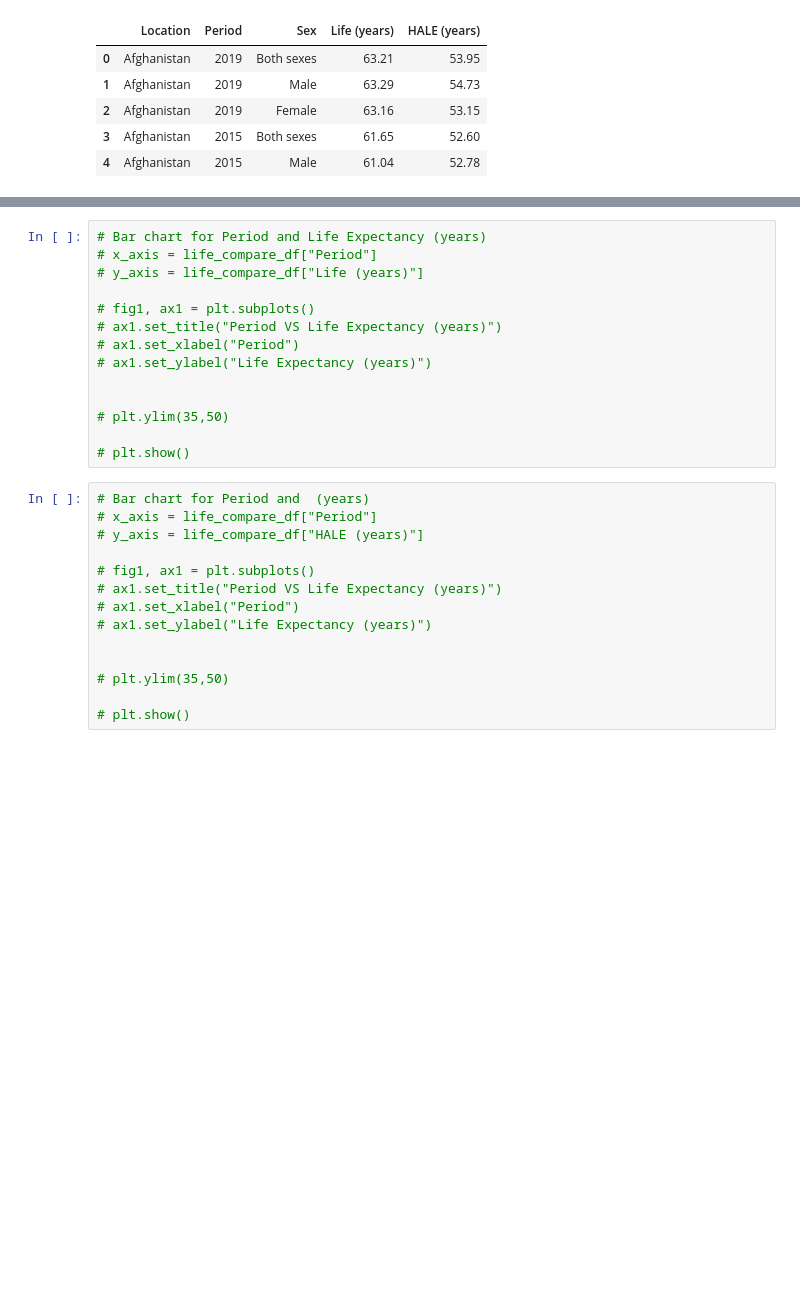
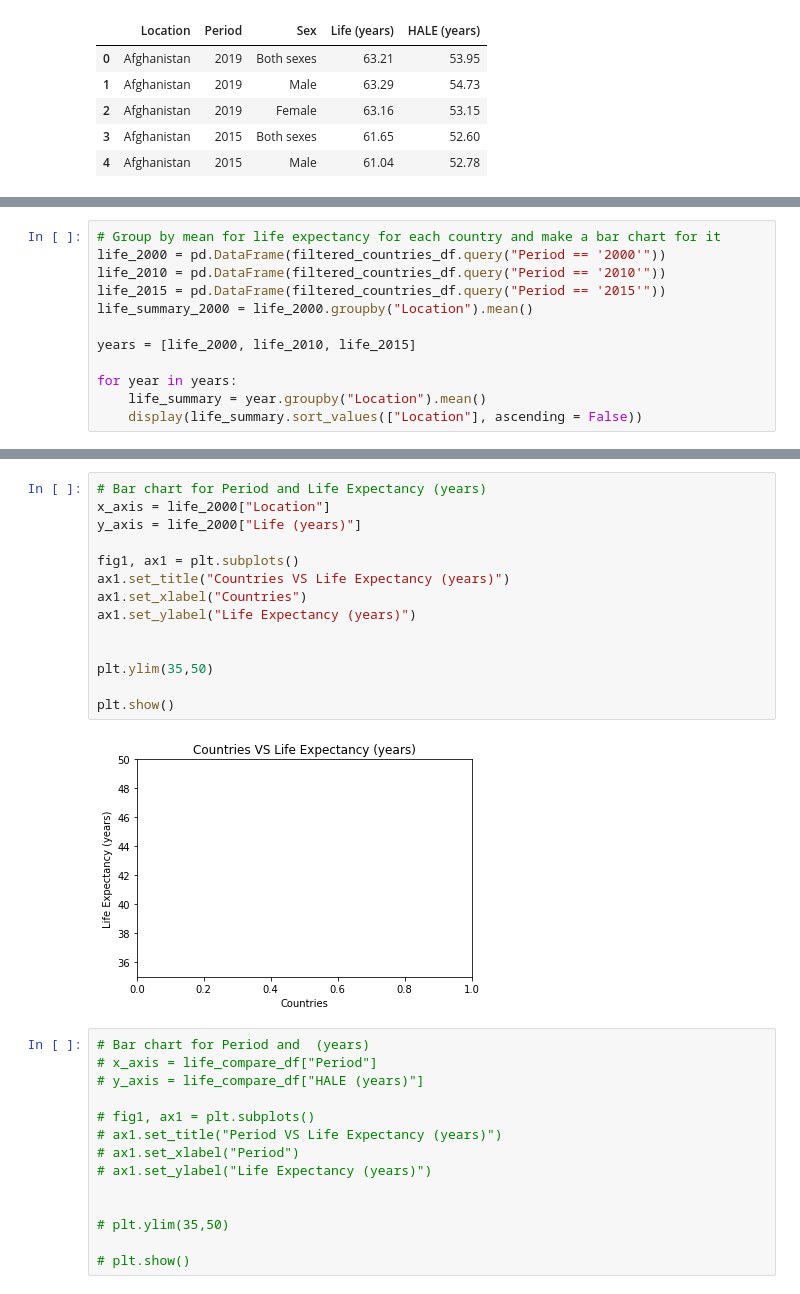
Before and after one commit to elstan-tmk/Life_expectancy_project, a Jupyter notebook: project_1.ipynb, the cells around one changed output, grey strips where cells are left out. Drawn from its saved outputs; the diff is of its cells as text; blank space fills up the shorter version.

```diff
--- a/project_1.ipynb
+++ b/project_1.ipynb
@@ -44,0 +83,12 @@ life_compare_df.reset_index()
+# %%
+# Group by mean for life expectancy for each country and make a bar chart for it
+life_2000 = pd.DataFrame(filtered_countries_df.query("Period == '2000'"))
+life_2010 = pd.DataFrame(filtered_countries_df.query("Period == '2010'"))
+life_2015 = pd.DataFrame(filtered_countries_df.query("Period == '2015'"))
+life_summary_2000 = life_2000.groupby("Location").mean()
+
+years = [life_2000, life_2010, life_2015]
+
+for year in years:
+    life_summary = year.groupby("Location").mean()
+    display(life_summary.sort_values(["Location"], ascending = False))
@@ -45,17 +143,19 @@ life_compare_df.reset_index()
 # %%
 # Bar chart for Period and Life Expectancy (years)
-# x_axis = life_compare_df["Period"]
-# y_axis = life_compare_df["Life (years)"]
+x_axis = life_2000["Location"]
+y_axis = life_2000["Life (years)"]
 
-# fig1, ax1 = plt.subplots()
-# ax1.set_title("Period VS Life Expectancy (years)")
-# ax1.set_xlabel("Period")
-# ax1.set_ylabel("Life Expectancy (years)")
+fig1, ax1 = plt.subplots()
+ax1.set_title("Countries VS Life Expectancy (years)")
+ax1.set_xlabel("Countries")
+ax1.set_ylabel("Life Expectancy (years)")
 
 
-# plt.ylim(35,50)
+plt.ylim(35,50)
 
-# plt.show()
+plt.show()
+# %% [output]
+[figure, added]
 # %%
 # Bar chart for Period and  (years)
 # x_axis = life_compare_df["Period"]
```
Also changed, not shown: parts of 9 cells of this notebook, 4 other files.
